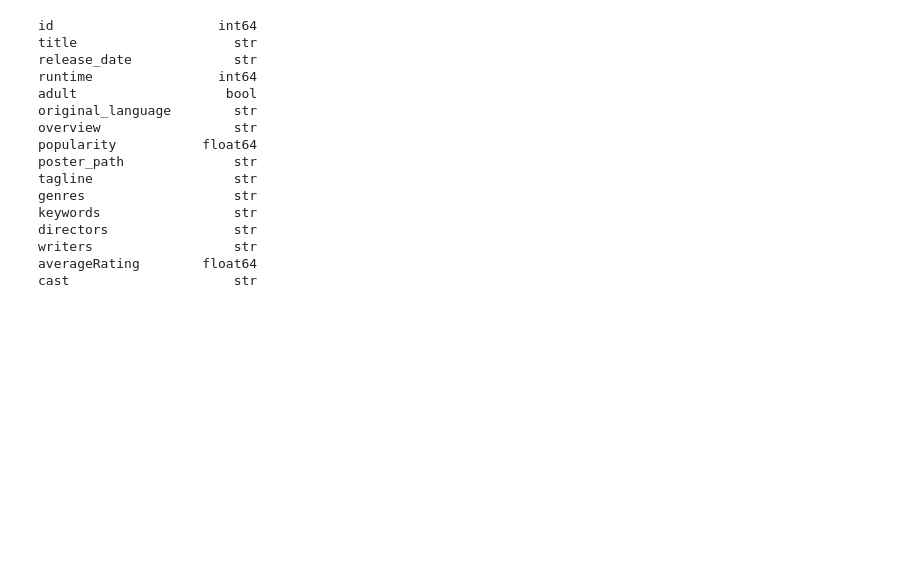
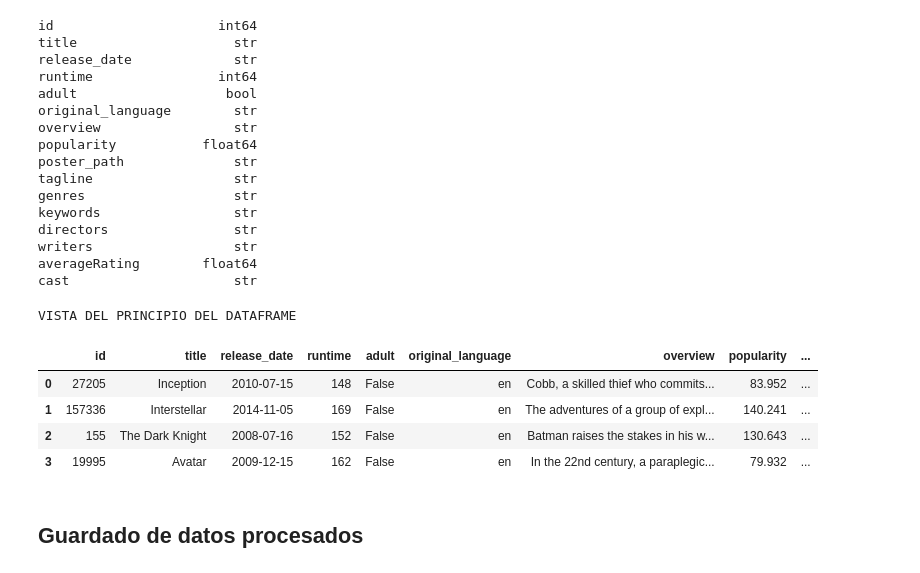
Before and after one commit to natallyestrada-wq/CineArte, a Jupyter notebook: data/cleaning.ipynb, the cells around one changed output. Drawn from its saved outputs; the diff is of its cells as text; code cells hidden in the pictures; blank space fills up the shorter version.

```diff
--- a/data/cleaning.ipynb
+++ b/data/cleaning.ipynb
@@ -368,3 +365,16 @@ directors                str
 writers                  str
 averageRating        float64
 cast                     str
+# %%
+print('VISTA DEL PRINCIPIO DEL DATAFRAME')
+#print(df.head(4).to_string(index=False))
+df.head(4)
+# %% [output]
+VISTA DEL PRINCIPIO DEL DATAFRAME
+|  | id | title | release_date | runtime | adult | original_language | overview | popularity | ... |
+| 0 | 27205 | Inception | 2010-07-15 | 148 | False | en | Cobb, a skilled thief who commits... | 83.952 | ... |
+| 1 | 157336 | Interstellar | 2014-11-05 | 169 | False | en | The adventures of a group of expl... | 140.241 | ... |
+| 2 | 155 | The Dark Knight | 2008-07-16 | 152 | False | en | Batman raises the stakes in his w... | 130.643 | ... |
+| 3 | 19995 | Avatar | 2009-12-15 | 162 | False | en | In the 22nd century, a paraplegic... | 79.932 | ... |
+# %% [markdown]
+## Guardado de datos procesados
```
Also changed, not shown: parts of 6 cells of this notebook, 9 other files.
